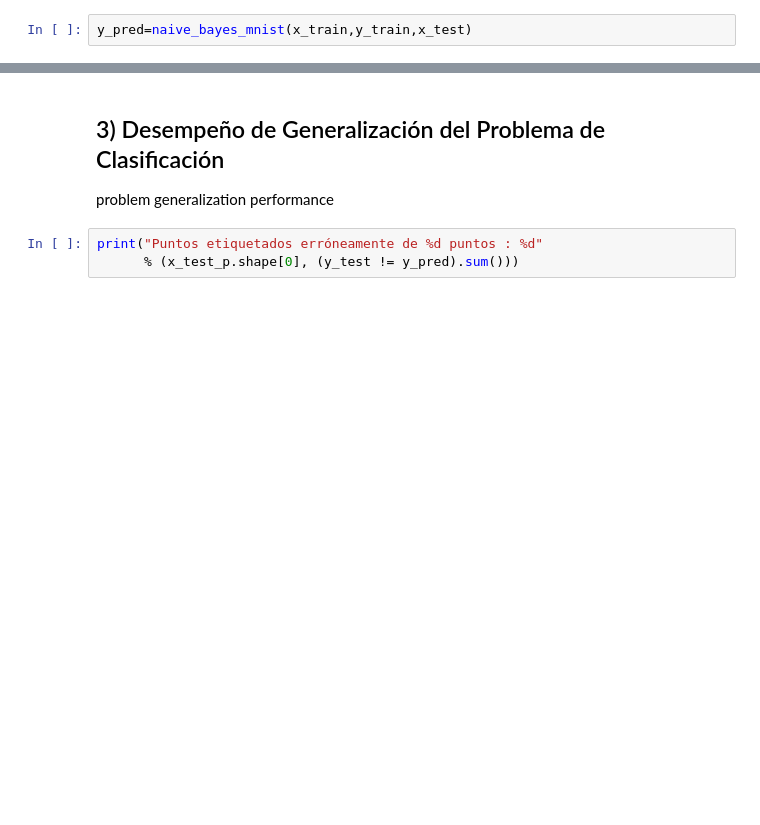
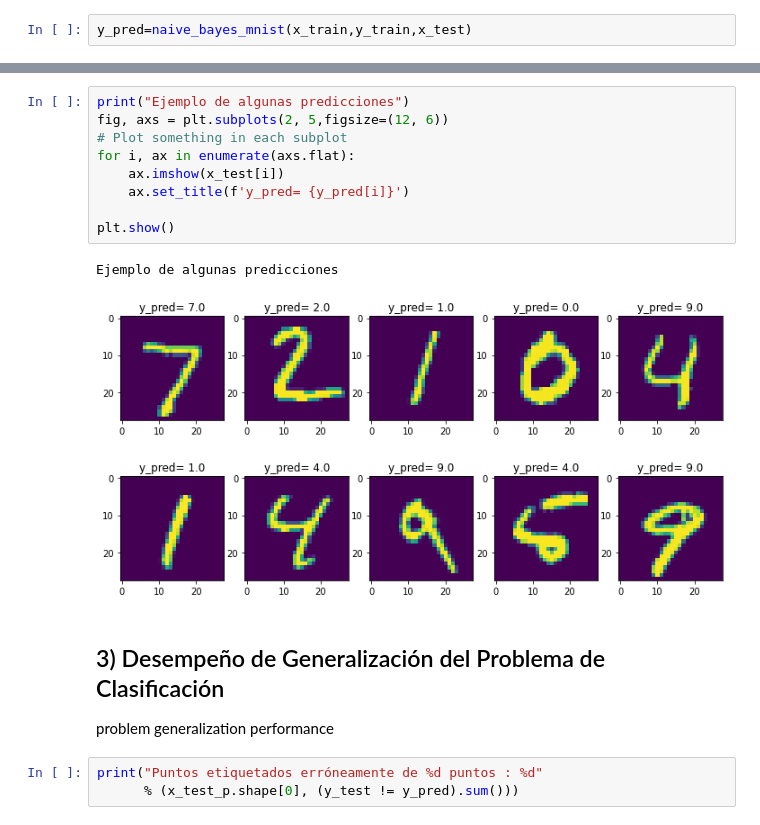
Before and after one commit to jerck1/mnist_classification, a Jupyter notebook: MNIST_generation_classification.ipynb, the cells around one changed output, grey strips where cells are left out. Cells and saved outputs as stored; diff of their text form; blank space fills up the shorter version.

```diff
--- a/MNIST_generation_classification.ipynb
+++ b/MNIST_generation_classification.ipynb
@@ -171,3 +173,15 @@ array([7., 2., 1., ..., 9., 8., 6.])
+# %%
+print("Ejemplo de algunas predicciones")
+fig, axs = plt.subplots(2, 5,figsize=(12, 6))
+# Plot something in each subplot
+for i, ax in enumerate(axs.flat):
+    ax.imshow(x_test[i])
+    ax.set_title(f'y_pred= {y_pred[i]}')
+
+plt.show()
+# %% [output]
+Ejemplo de algunas predicciones
+[figure, added]
 # %% [markdown]
 ## 3) Desempeño de Generalización del Problema de Clasificación
 problem generalization performance
```
Also changed, not shown: parts of 11 cells of this notebook.
